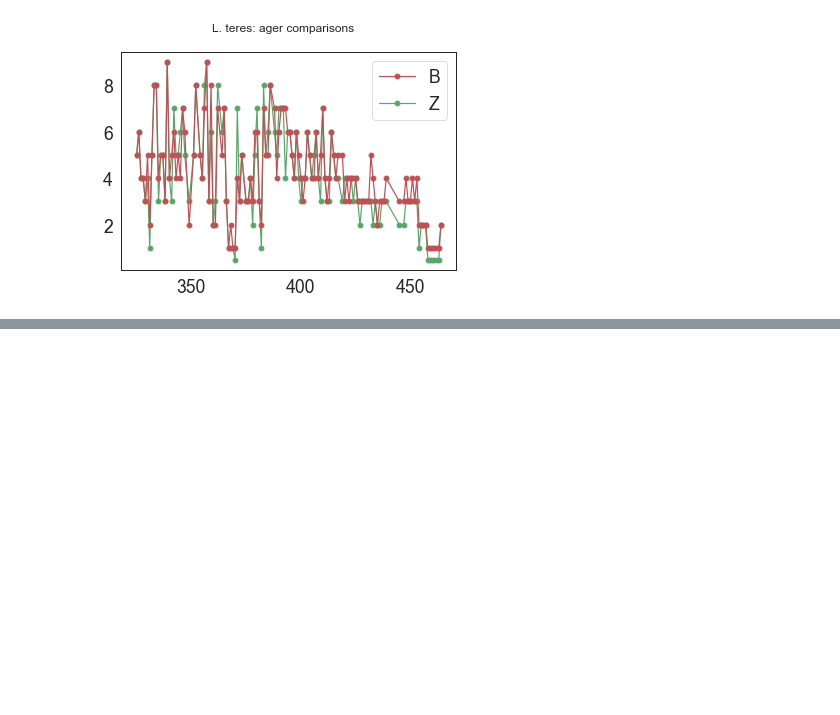
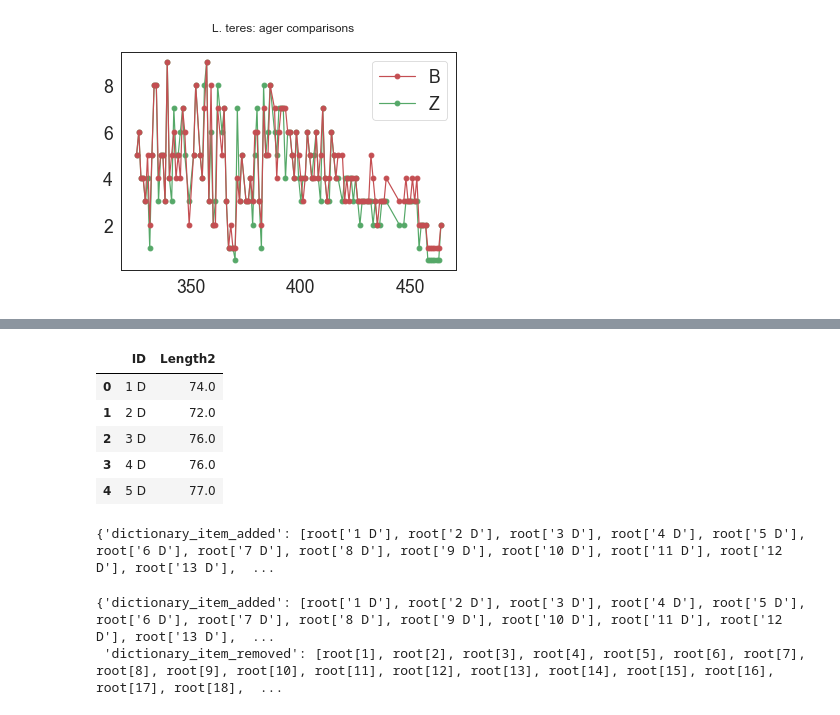
Before and after one commit to bhernan2/mussel_aging, a Jupyter notebook: aging/regressions.ipynb, the cells around one changed output, grey strips where cells are left out. Drawn from its saved outputs; the diff is of its cells as text; code cells hidden in the pictures; blank space fills up the shorter version.

```diff
--- a/aging/regressions.ipynb
+++ b/aging/regressions.ipynb
@@ -2101,0 +2241,21 @@ plt.show()
+# %%
+df2.head()
+# %% [output]
+|  | ID | Length2 |
+| 0 | 1 D | 74.0 |
+| 1 | 2 D | 72.0 |
+| 2 | 3 D | 76.0 |
+| 3 | 4 D | 76.0 |
+| 4 | 5 D | 77.0 |
+# %%
+from deepdiff import DeepDiff
+diff = DeepDiff(Ref_dict,Unknown_dict)
+
+print(diff)
+# %% [output]
+{'dictionary_item_added': [root['1 D'], root['2 D'], root['3 D'], root['4 D'], root['5 D'], root['6 D'], root['7 D'], root['8 D'], root['9 D'], root['10 D'], root['11 D'], root['12 D'], root['13 D'],  ...
+# %%
+diff.to_dict()
+# %% [output]
+{'dictionary_item_added': [root['1 D'], root['2 D'], root['3 D'], root['4 D'], root['5 D'], root['6 D'], root['7 D'], root['8 D'], root['9 D'], root['10 D'], root['11 D'], root['12 D'], root['13 D'],  ...
+ 'dictionary_item_removed': [root[1], root[2], root[3], root[4], root[5], root[6], root[7], root[8], root[9], root[10], root[11], root[12], root[13], root[14], root[15], root[16], root[17], root[18],  ...
```
Also changed, not shown: parts of 25 cells of this notebook.
